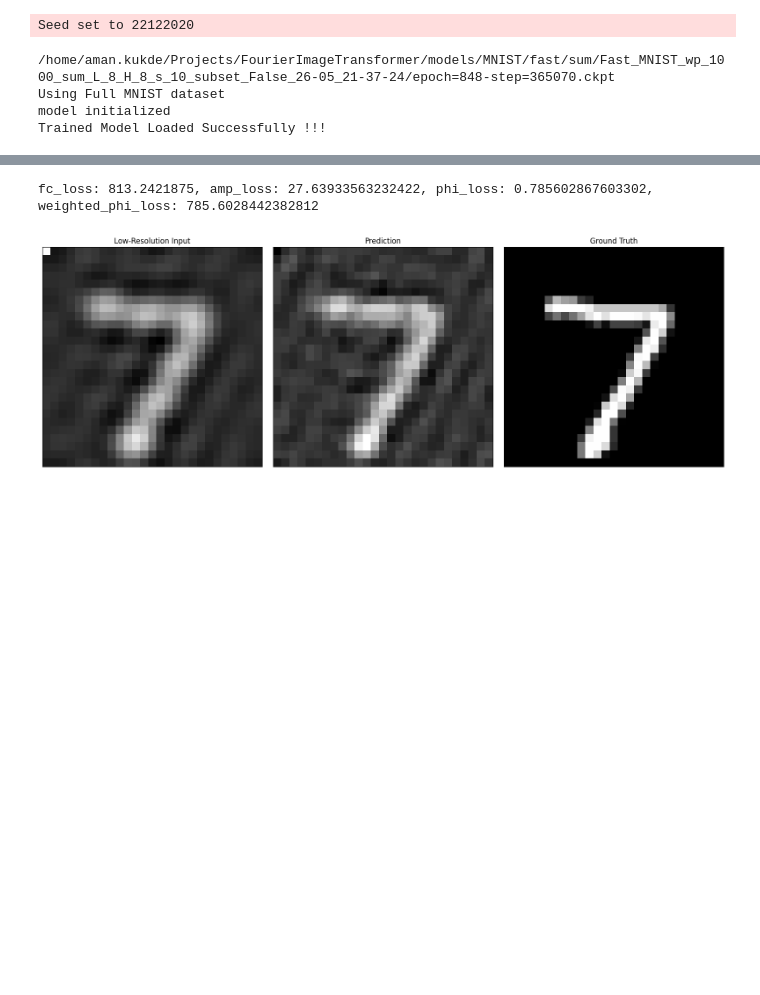
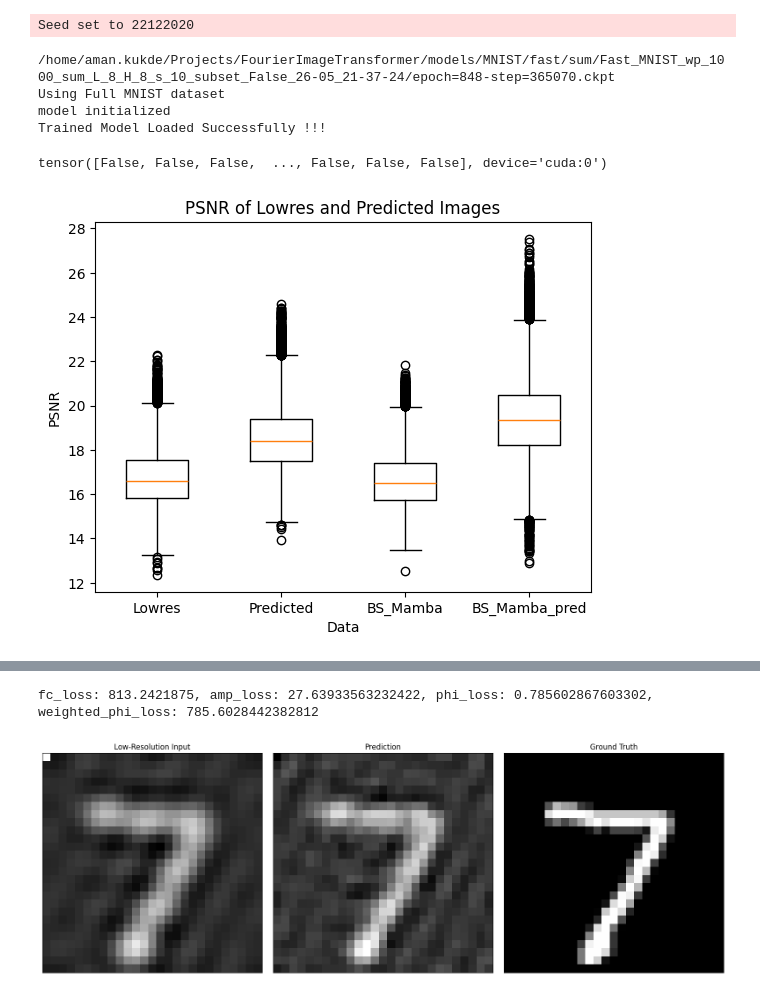
Before and after one commit to AmanKukde/FourierImageTransformer, a Jupyter notebook: my_new.ipynb, the cells around one changed output, grey strips where cells are left out. Drawn from its saved outputs; the diff is of its cells as text; code cells hidden in the pictures; blank space fills up the shorter version.

```diff
--- a/my_new.ipynb
+++ b/my_new.ipynb
@@ -125,0 +123,21 @@ ax.title.set_text(f"PSNR of Lowres and Predicted Images")
+# %%
+lowres_all == a
+# %% [output]
+tensor([False, False, False,  ..., False, False, False], device='cuda:0')
+# %%
+
+lowres_all = torch.cat(lowres_total)
+pred_all = torch.cat(pred_total)
+diff_all = pred_all - lowres_all
+gt_all = torch.cat(gt_total)
+
+a = torch.load('/home/aman.kukde/Projects/FourierImageTransformer/inference_results/inference_results_mamba/mamba_lowres.pt')
+b = torch.load('/home/aman.kukde/Projects/FourierImageTransformer/inference_results/inference_results_mamba/mamba_pred.pt')
+
+fig, ax = plt.subplots()
+ax.boxplot([lowres_all.cpu().numpy(),pred_all.cpu().numpy(),a.cpu().numpy(), b.cpu().numpy()], widths= 0.5, labels = ['Lowres','Predicted','BS_Mamba', 'BS_Mamba_pred']);
+ax.set_xlabel("Data")
+ax.set_ylabel("PSNR")
+ax.title.set_text(f"PSNR of Lowres and Predicted Images")
+# %% [output]
+[figure, added]
```
Also changed, not shown: parts of 5 cells of this notebook, 4 other files.
